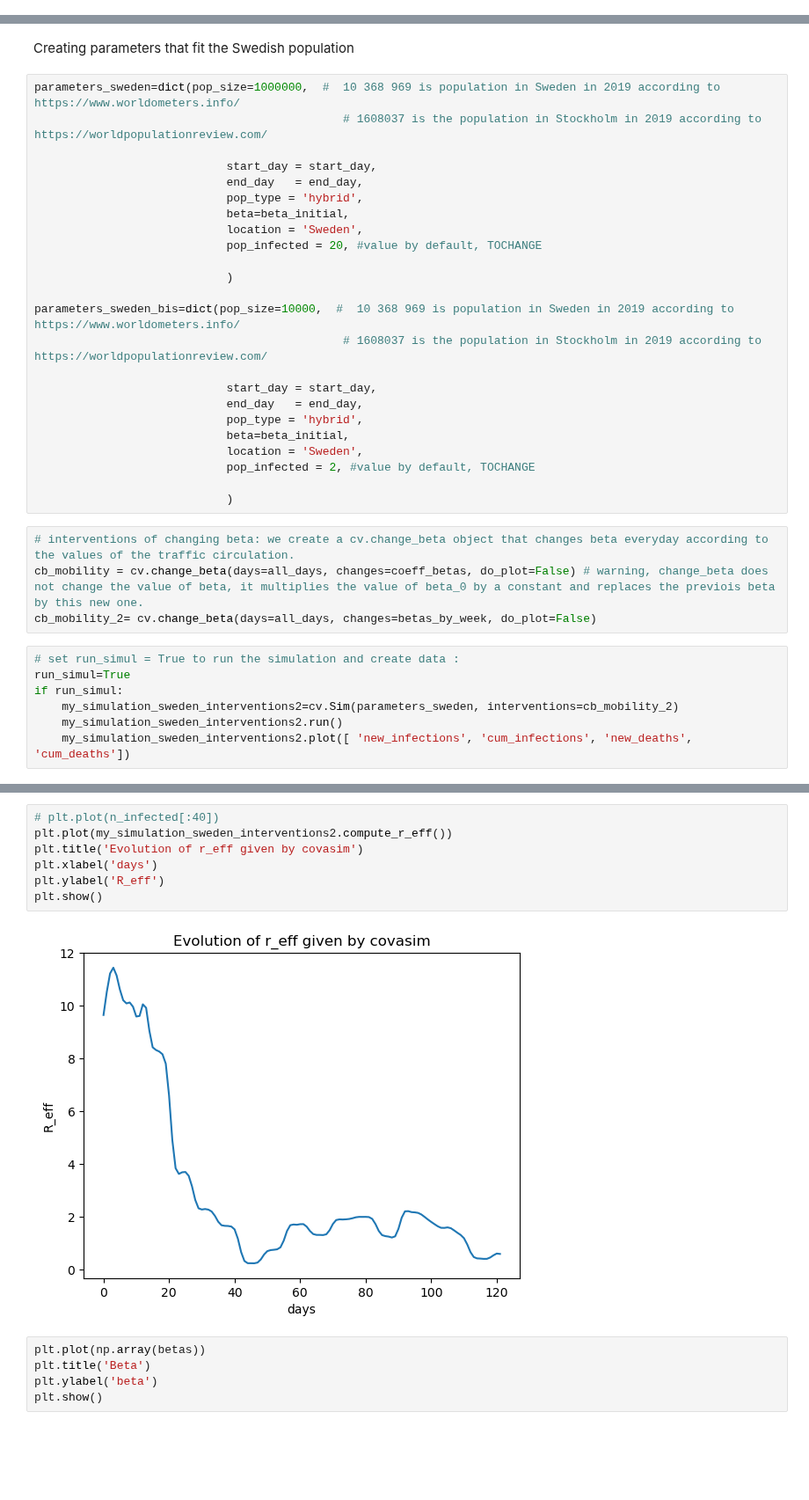
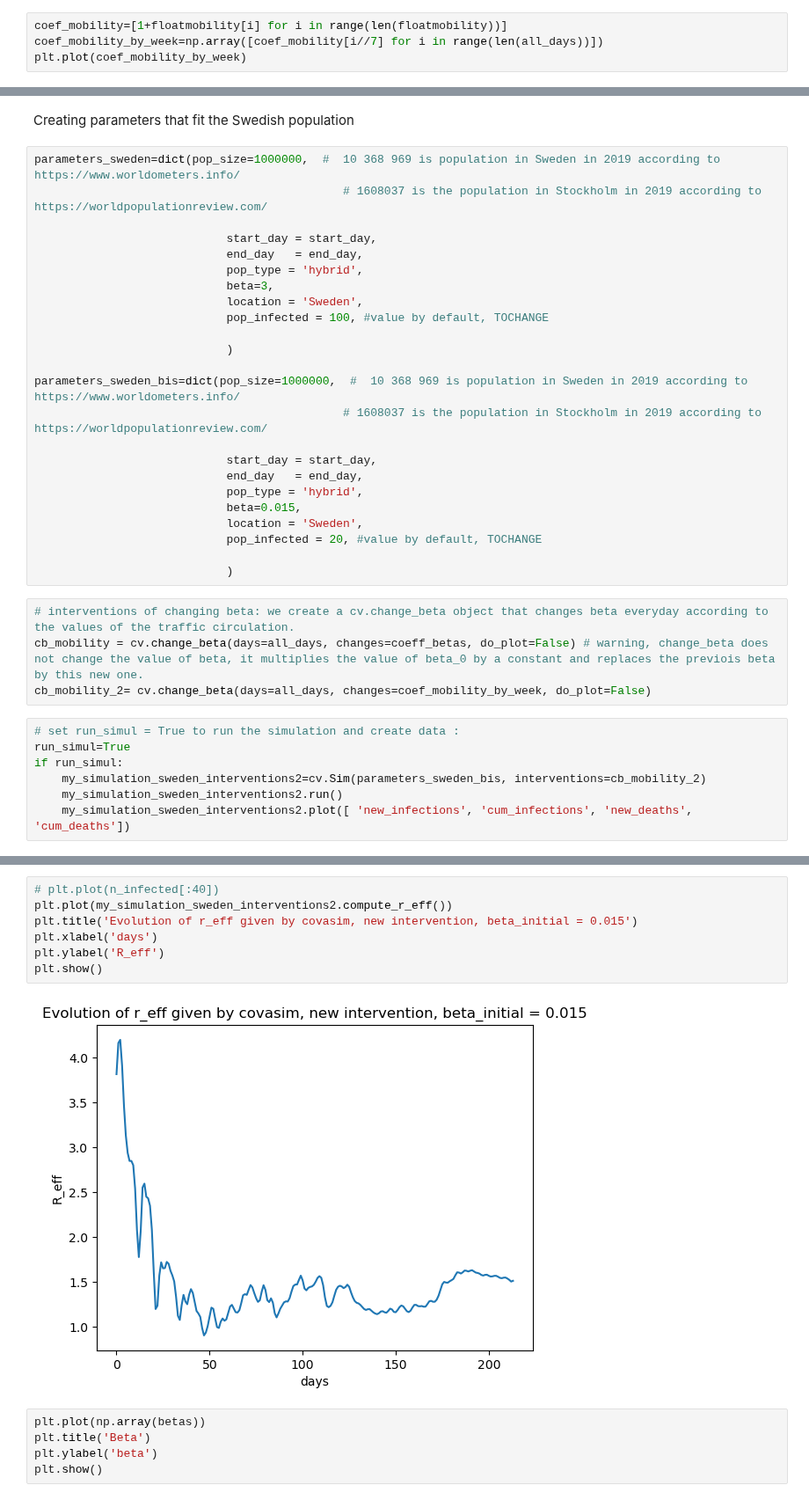
Before and after one commit to gregoirebechade/covid_internship, a Jupyter notebook: 00_data_synthesis.ipynb, the cells around one changed output, grey strips where cells are left out. Shown at 88% size. Saved outputs shown, nothing was run; the diff lists cells and outputs as text; blank space fills up the shorter version.

Commit message:
simulations on remote server

```diff
--- a/00_data_synthesis.ipynb
+++ b/00_data_synthesis.ipynb
@@ -74,3 +74,7 @@ betas = [ 4.11 + 6.68 * mob for mob in floatmobility]
 betas_by_week=np.array([betas[i//7] for i in range(len(all_days))])
 # coeff_betas=[betas_by_week[i+1]/betas_by_week[i] for i in range(len(betas_by_week)-1)]
 coeff_betas=[betas_by_week[i]/beta_initial for i in range(len(betas_by_week))]
+# %%
+coef_mobility=[1+floatmobility[i] for i in range(len(floatmobility))]
+coef_mobility_by_week=np.array([coef_mobility[i//7] for i in range(len(all_days))])
+plt.plot(coef_mobility_by_week)
@@ -96,32 +103,32 @@ parameters_sweden=dict(pop_size=1000000,  #  10 368 969 is population in Sweden
                             start_day = start_day,
                             end_day   = end_day,
                             pop_type = 'hybrid',
-                            beta=beta_initial,
+                            beta=3,
                             location = 'Sweden',
-                            pop_infected = 20, #value by default, TOCHANGE
+                            pop_infected = 100, #value by default, TOCHANGE
 
                             )
 
-parameters_sweden_bis=dict(pop_size=10000,  #  10 368 969 is population in Sweden in 2019 according to https://www.worldometers.info/
+parameters_sweden_bis=dict(pop_size=1000000,  #  10 368 969 is population in Sweden in 2019 according to https://www.worldometers.info/
                                              # 1608037 is the population in Stockholm in 2019 according to https://worldpopulationreview.com/
 
                             start_day = start_day,
                             end_day   = end_day,
                             pop_type = 'hybrid',
-                            beta=beta_initial,
+                            beta=0.015,
                             location = 'Sweden',
-                            pop_infected = 2, #value by default, TOCHANGE
+                            pop_infected = 20, #value by default, TOCHANGE
 
                             )
 # %%
 # interventions of changing beta: we create a cv.change_beta object that changes beta everyday according to the values of the traffic circulation.
 cb_mobility = cv.change_beta(days=all_days, changes=coeff_betas, do_plot=False) # warning, change_beta does not change the value of beta, it multiplies the value of beta_0 by a constant and replaces the previois beta by this new one.
-cb_mobility_2= cv.change_beta(days=all_days, changes=betas_by_week, do_plot=False)
+cb_mobility_2= cv.change_beta(days=all_days, changes=coef_mobility_by_week, do_plot=False)
 # %%
 # set run_simul = True to run the simulation and create data :
 run_simul=True
 if run_simul:
-    my_simulation_sweden_interventions2=cv.Sim(parameters_sweden, interventions=cb_mobility_2)
+    my_simulation_sweden_interventions2=cv.Sim(parameters_sweden_bis, interventions=cb_mobility_2)
     my_simulation_sweden_interventions2.run()
     my_simulation_sweden_interventions2.plot([ 'new_infections', 'cum_infections', 'new_deaths', 'cum_deaths'])
 # %% [output]
@@ -146,12 +168,12 @@ Loading location-specific data for "Sweden"
 # %%
 # plt.plot(n_infected[:40])
 plt.plot(my_simulation_sweden_interventions2.compute_r_eff())
-plt.title('Evolution of r_eff given by covasim')
+plt.title('Evolution of r_eff given by covasim, new intervention, beta_initial = 0.015')
 plt.xlabel('days')
 plt.ylabel('R_eff')
 plt.show()
 # %% [output]
-[figure, old version]
+[figure, new version]
 # %%
 plt.plot(np.array(betas))
 plt.title('Beta')
```
Also changed, not shown: parts of 6 cells of this notebook, 1 other file.
